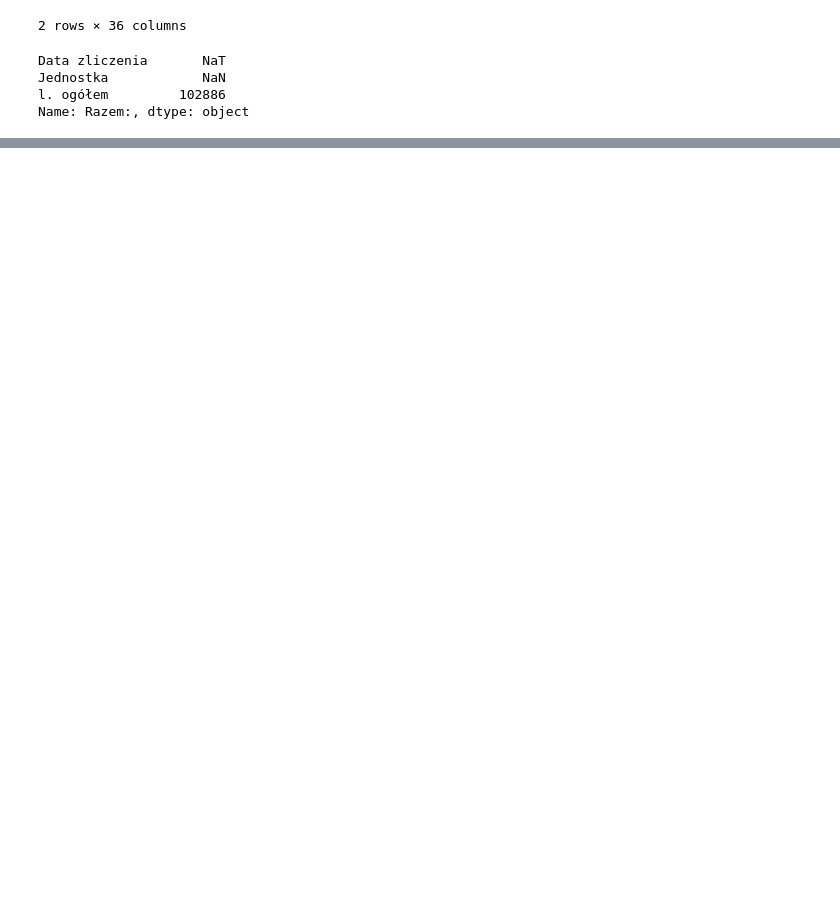
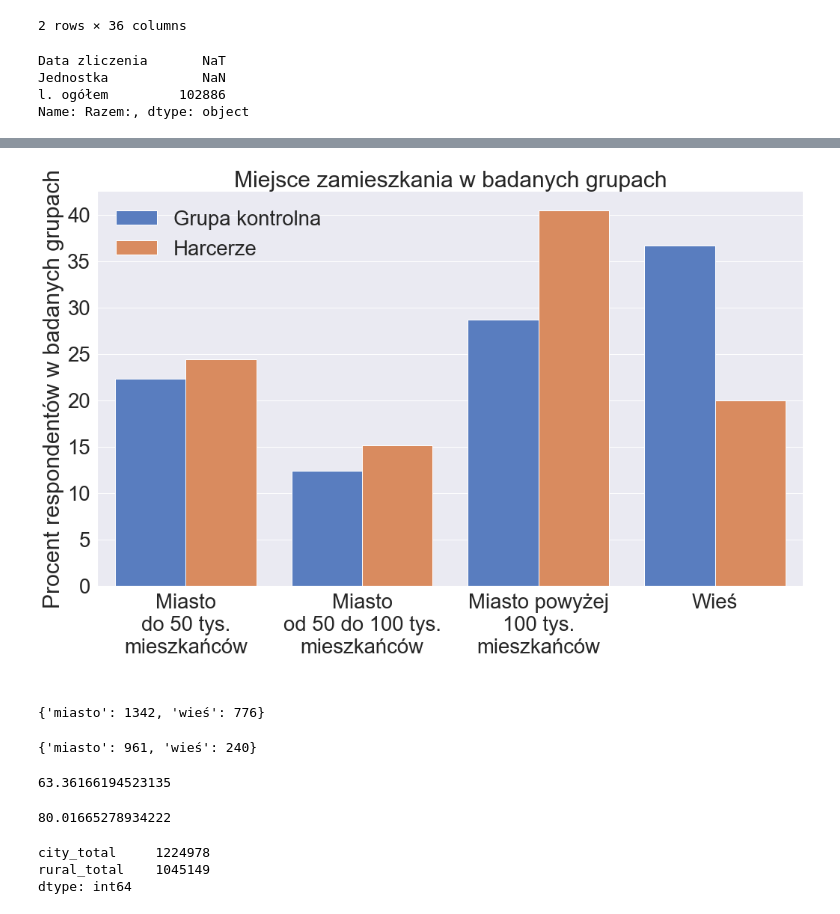
Before and after one commit to krassowska/scouts-and-ticks, a Jupyter notebook: Demographics.ipynb, the cells around one changed output, grey strips where cells are left out. Drawn from its saved outputs; the diff is of its cells as text; code cells hidden in the pictures; blank space fills up the shorter version.

```diff
--- a/Demographics.ipynb
+++ b/Demographics.ipynb
@@ -285,0 +377,3 @@ zhp_female_male_ratio
+# %%
+t = t.assign(procent_grupy=t.apply(licz_procent, axis='columns'))
+t
@@ -285,0 +390,8 @@ zhp_female_male_ratio
+# %%
+dict_place_of_residence = {
+    'Miasto do 50 tys. mieszkańców': 'Miasto\ndo 50 tys.\nmieszkańców',
+    'Miasto od 50 do 100 tys. mieszkańców': 'Miasto\nod 50 do 100 tys.\nmieszkańców',
+    'Miasto powyżej 100 tys. mieszkańców': 'Miasto powyżej\n100 tys.\nmieszkańców'
+}
+t.place_of_residence = t.place_of_residence.replace(dict_place_of_residence)
+t.place_of_residence
@@ -285,0 +408,7 @@ zhp_female_male_ratio
+# %%
+dict_is_polish_scout = {
+    False: 'Grupa kontrolna',
+    True: 'Harcerze'
+}
+t.is_polish_scout = t.is_polish_scout.replace(dict_is_polish_scout)
+t.is_polish_scout
@@ -285,0 +438,57 @@ zhp_female_male_ratio
+# %%
+# replace column name from 'is_polish_scout' to ' '
+t.rename(columns={'is_polish_scout': 'group'}, inplace=True)
+# %%
+graph = sns.catplot(
+    x="place_of_residence", y="procent_grupy", hue="group", data=t,
+    kind="bar", palette="muted", aspect=3/2, height=10,
+    legend=False
+)
+graph.ax.legend(loc='upper left', frameon=False)
+labels(
+    title='Miejsce zamieszkania w badanych grupach',
+    x=' ', y='Procent respondentów w badanych grupach',
+    legend=False
+);
+# %% [output]
+[figure, added]
+# %%
+counts = DataFrame(
+    g[~g.is_polish_scout].place_of_residence.value_counts().reset_index()
+).rename({'index': 'place', 'place_of_residence': 'total'}, axis='columns')
+scout_counts = DataFrame(
+    g[g.is_polish_scout].place_of_residence.value_counts().reset_index()
+).rename({'index': 'place', 'place_of_residence': 'total'}, axis='columns')
+
+control = {
+    'miasto': sum(counts[counts.place.str.startswith('Miasto')].total),
+    'wieś': counts[counts.place == 'Wieś'].total.iloc[0]
+}
+control
+# %% [output]
+{'miasto': 1342, 'wieś': 776}
+# %%
+scouts_miejsce = {
+    'miasto': sum(scout_counts[scout_counts.place.str.startswith('Miasto')].total),
+    'wieś': scout_counts[scout_counts.place == 'Wieś'].total.iloc[0]
+}
+scouts_miejsce
+# %% [output]
+{'miasto': 961, 'wieś': 240}
+# %%
+control_sum = control['miasto'] + control['wieś']
+100 * control['miasto'] / control_sum
+# %% [output]
+63.36166194523135
+# %%
+scouts_sum = scouts_miejsce['miasto'] + scouts_miejsce['wieś']
+100 * scouts_miejsce['miasto'] / scouts_sum
+# %% [output]
+80.01665278934222
+# %%
+total_gus = gus_2018[['city_total', 'rural_total']].apply(sum)
+total_gus
+# %% [output]
+city_total     1224978
+rural_total    1045149
+dtype: int64
```
Also changed, not shown: parts of 29 cells of this notebook, 2 other files.
